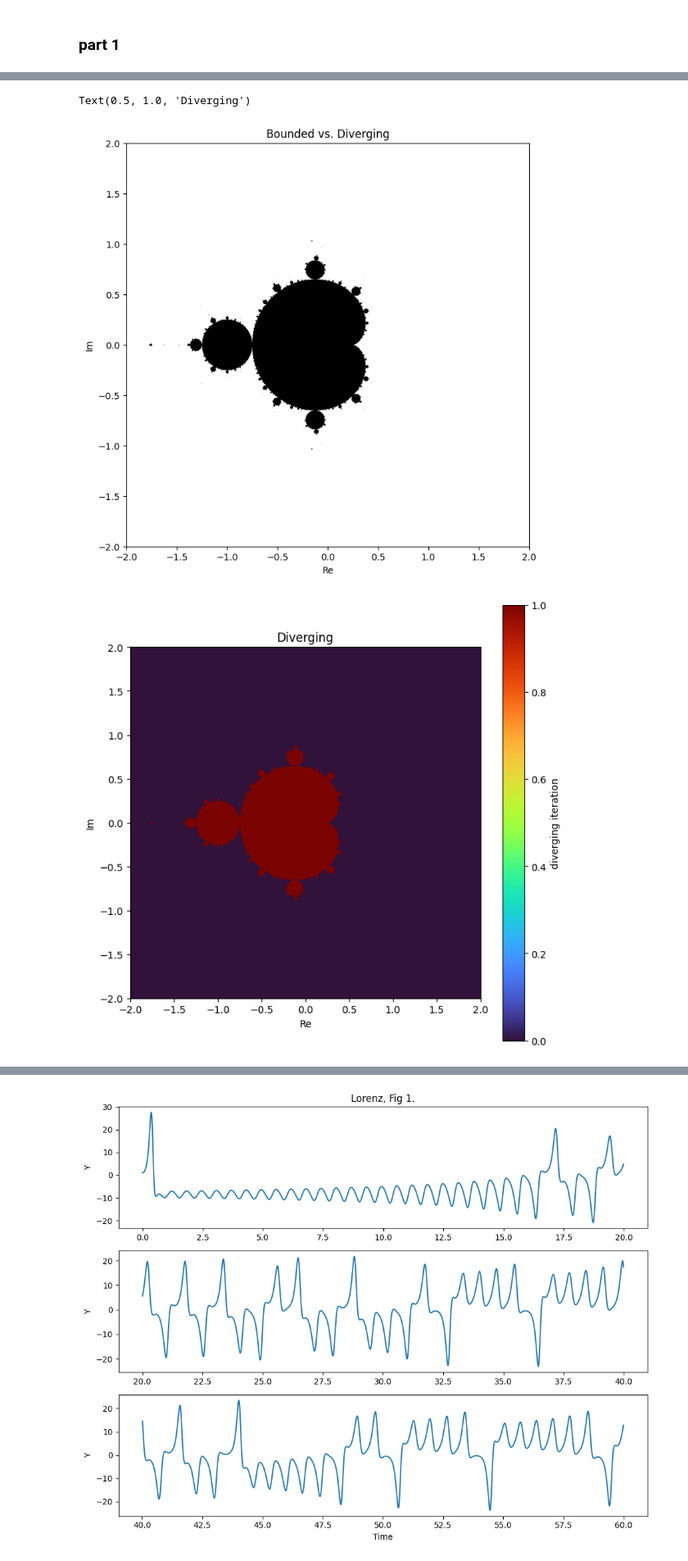
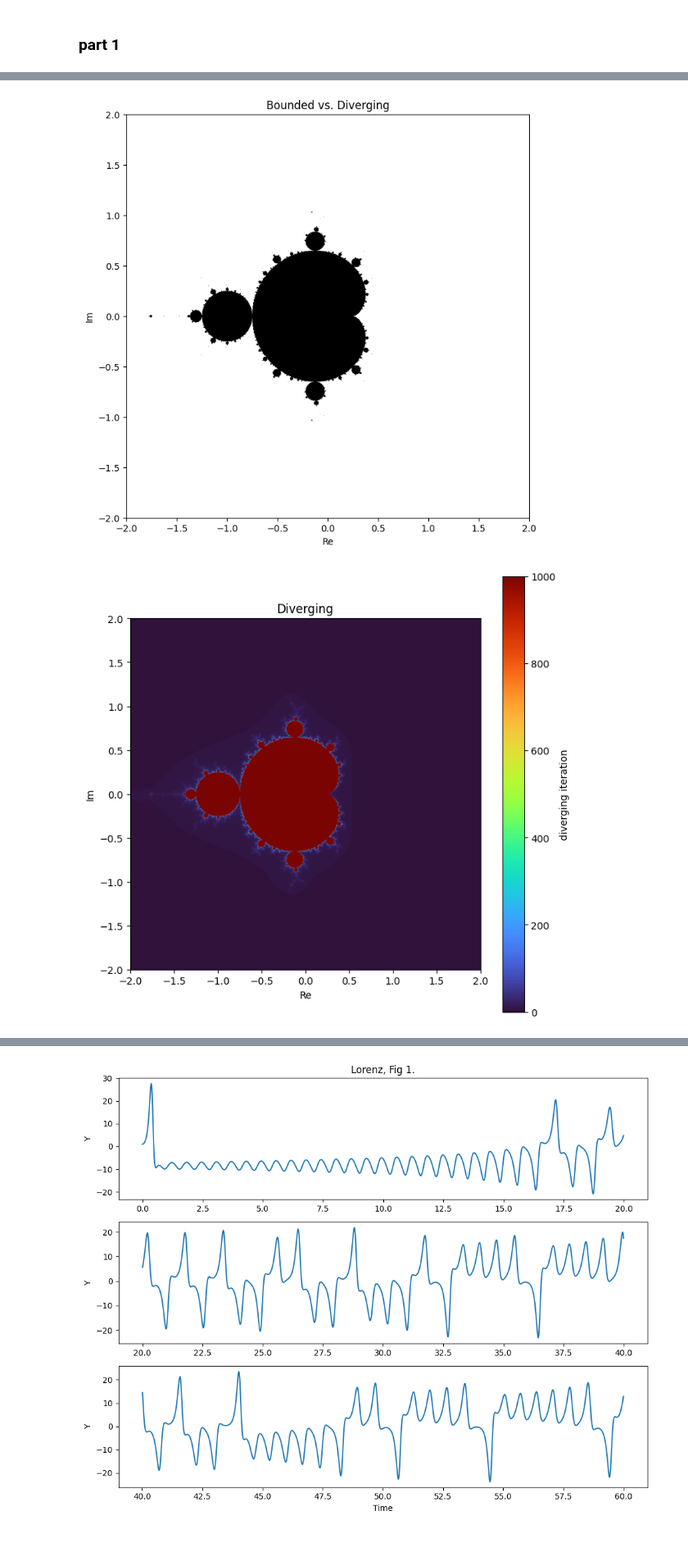
Before and after one commit to ultra-mundane55/CTA200_2025, a Jupyter notebook: CTA200_2025/assignment3/assignment3.ipynb, the cells around one changed output, grey strips where cells are left out. Shown at 82% size. Drawn from its saved outputs; the diff is of its cells as text; code cells hidden in the pictures.

```diff
--- a/CTA200_2025/assignment3/assignment3.ipynb
+++ b/CTA200_2025/assignment3/assignment3.ipynb
@@ -18,27 +7,28 @@ make a second image where the points are colored by a colorscalee that indicates
 # %%
 
 # %run -i a3.py
 import a3
 
-bounded, diverging = a3.smth()
+bounded, diverging = a3.bounded_and_diverging()
 
 # first image
 plt.figure(figsize=(8,8))
 plt.imshow(bounded, extent=(-2,2,-2,2), origin='lower', cmap='binary')
 
 plt.xlabel("Re")
 plt.ylabel("Im")
 plt.title("Bounded vs. Diverging")
+plt.savefig("bounded vs diverging.pdf")
 
 # second image
 plt.figure(figsize=(8,8))
-plt.imshow(bounded, extent=(-2,2,-2,2), origin='lower', cmap='turbo')
+plt.imshow(diverging, extent=(-2,2,-2,2), origin='lower', cmap='turbo')
 plt.colorbar(label='diverging iteration')
 
 plt.xlabel("Re")
 plt.ylabel("Im")
 plt.title("Diverging")
+plt.savefig("diverging.pdf")
 # %% [output]
-Text(0.5, 1.0, 'Diverging')
 [figure]
-[figure, old version]
+[figure, new version]
```
Also changed, not shown: parts of 11 cells of this notebook, 1 other file.
